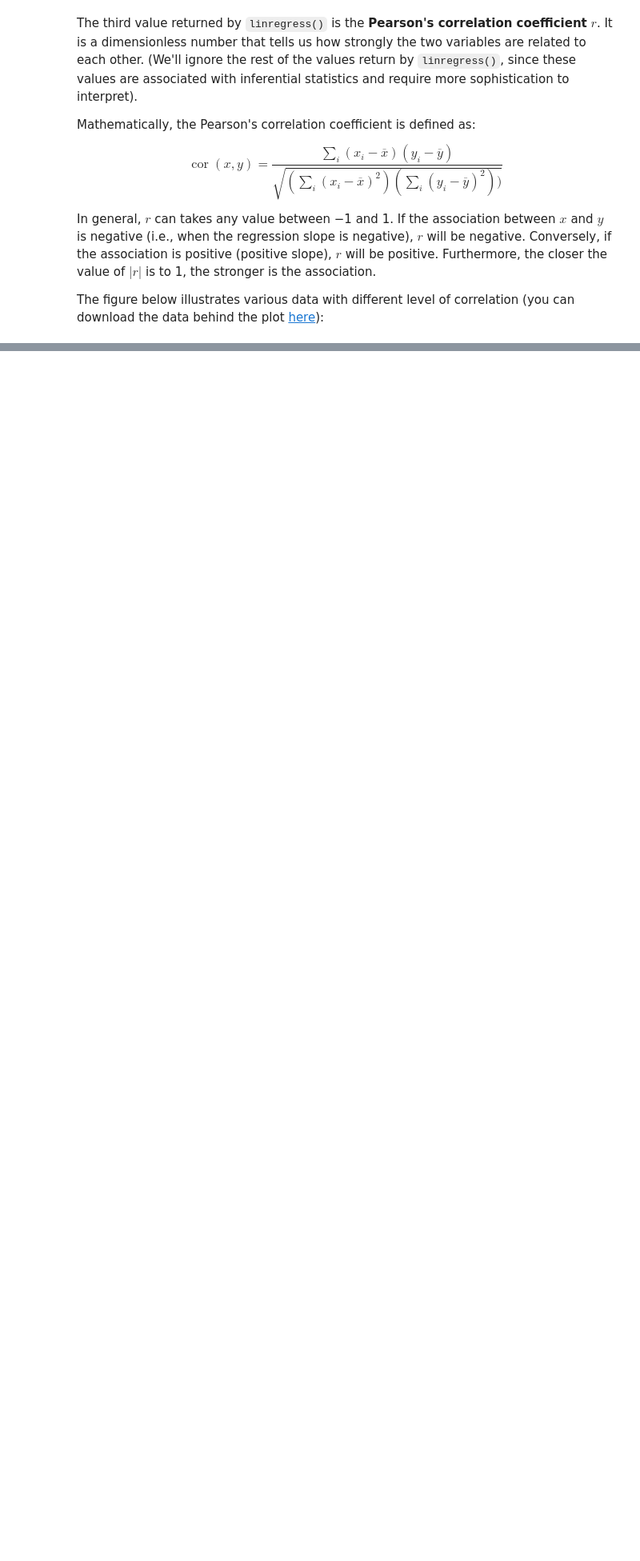
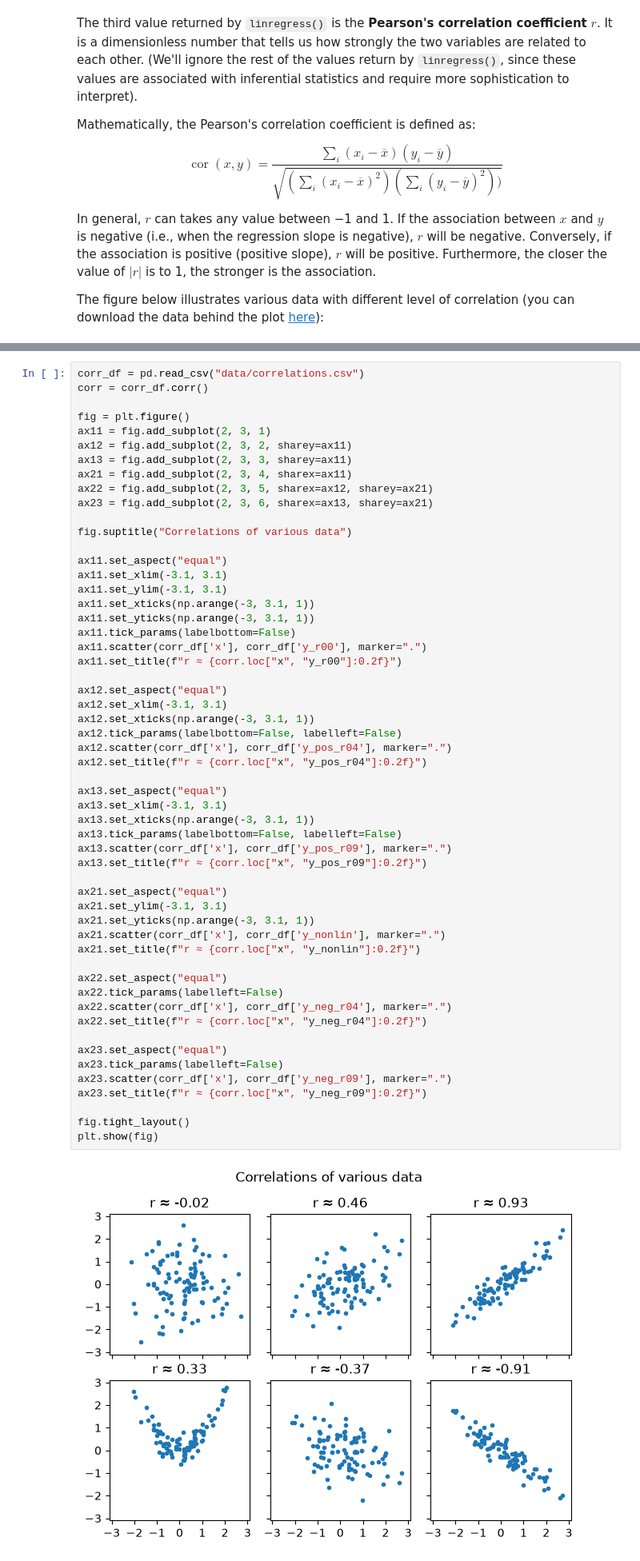
Before and after one commit to OCEAN-215-2026/preclass, a Jupyter notebook: week_08/linregress.ipynb, the cells around one changed output, grey strips where cells are left out. Shown at 80% size. Cells and saved outputs as stored; diff of their text form; blank space fills up the shorter version.

```diff
--- a/week_08/linregress.ipynb
+++ b/week_08/linregress.ipynb
@@ -127,3 +125,60 @@ The figure below illustrates various data with different level of correlation (y
+# %%
+corr_df = pd.read_csv("data/correlations.csv")
+corr = corr_df.corr()
+
+fig = plt.figure()
+ax11 = fig.add_subplot(2, 3, 1)
+ax12 = fig.add_subplot(2, 3, 2, sharey=ax11)
+ax13 = fig.add_subplot(2, 3, 3, sharey=ax11)
+ax21 = fig.add_subplot(2, 3, 4, sharex=ax11)
+ax22 = fig.add_subplot(2, 3, 5, sharex=ax12, sharey=ax21)
+ax23 = fig.add_subplot(2, 3, 6, sharex=ax13, sharey=ax21)
+
+fig.suptitle("Correlations of various data")
+
+ax11.set_aspect("equal")
+ax11.set_xlim(-3.1, 3.1)
+ax11.set_ylim(-3.1, 3.1)
+ax11.set_xticks(np.arange(-3, 3.1, 1))
+ax11.set_yticks(np.arange(-3, 3.1, 1))
+ax11.tick_params(labelbottom=False)
+ax11.scatter(corr_df['x'], corr_df['y_r00'], marker=".")
+ax11.set_title(f"r ≈ {corr.loc["x", "y_r00"]:0.2f}")
+
+ax12.set_aspect("equal")
+ax12.set_xlim(-3.1, 3.1)
+ax12.set_xticks(np.arange(-3, 3.1, 1))
+ax12.tick_params(labelbottom=False, labelleft=False)
+ax12.scatter(corr_df['x'], corr_df['y_pos_r04'], marker=".")
+ax12.set_title(f"r ≈ {corr.loc["x", "y_pos_r04"]:0.2f}")
+
+ax13.set_aspect("equal")
+ax13.set_xlim(-3.1, 3.1)
+ax13.set_xticks(np.arange(-3, 3.1, 1))
+ax13.tick_params(labelbottom=False, labelleft=False)
+ax13.scatter(corr_df['x'], corr_df['y_pos_r09'], marker=".")
+ax13.set_title(f"r ≈ {corr.loc["x", "y_pos_r09"]:0.2f}")
+
+ax21.set_aspect("equal")
+ax21.set_ylim(-3.1, 3.1)
+ax21.set_yticks(np.arange(-3, 3.1, 1))
+ax21.scatter(corr_df['x'], corr_df['y_nonlin'], marker=".")
+ax21.set_title(f"r ≈ {corr.loc["x", "y_nonlin"]:0.2f}")
+
+ax22.set_aspect("equal")
+ax22.tick_params(labelleft=False)
+ax22.scatter(corr_df['x'], corr_df['y_neg_r04'], marker=".")
+ax22.set_title(f"r ≈ {corr.loc["x", "y_neg_r04"]:0.2f}")
+
+ax23.set_aspect("equal")
+ax23.tick_params(labelleft=False)
+ax23.scatter(corr_df['x'], corr_df['y_neg_r09'], marker=".")
+ax23.set_title(f"r ≈ {corr.loc["x", "y_neg_r09"]:0.2f}")
+
+fig.tight_layout()
+plt.show(fig)
+# %% [output]
+[figure, added]
 # %% [markdown]
 As a rule of thumb, we may call correlation with $|r| < 0.3$ weak, $|r| > 0.7$ strong, and values in-between moderate. However, do note that *correlation is not causation*.
 # %% [markdown]
```
Also changed, not shown: parts of 13 cells of this notebook, 5 other files.
